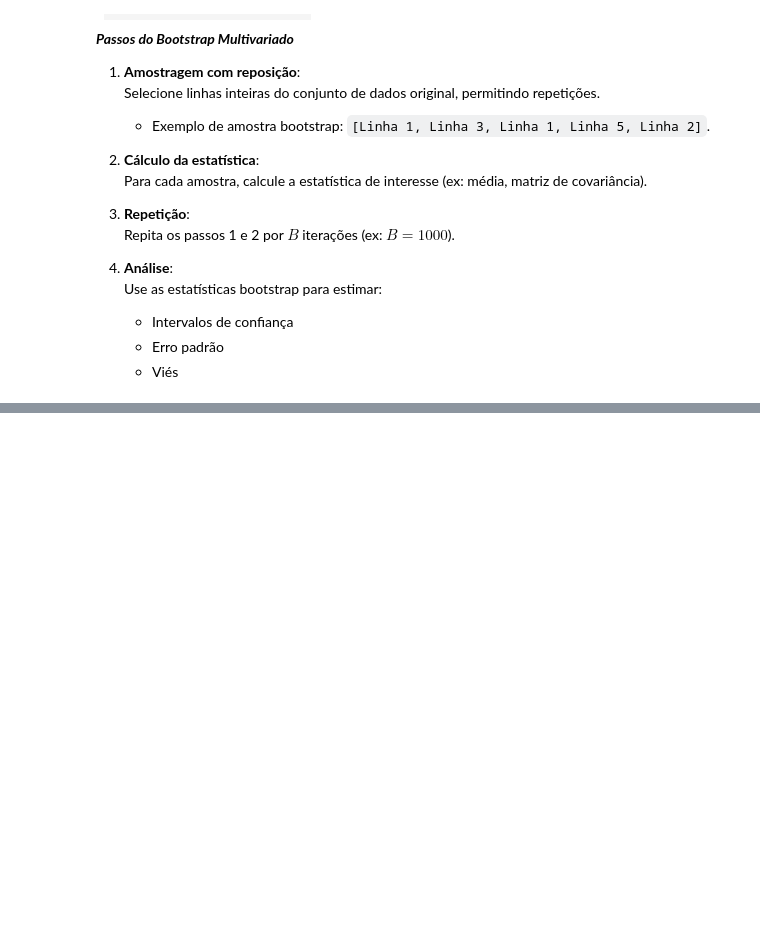
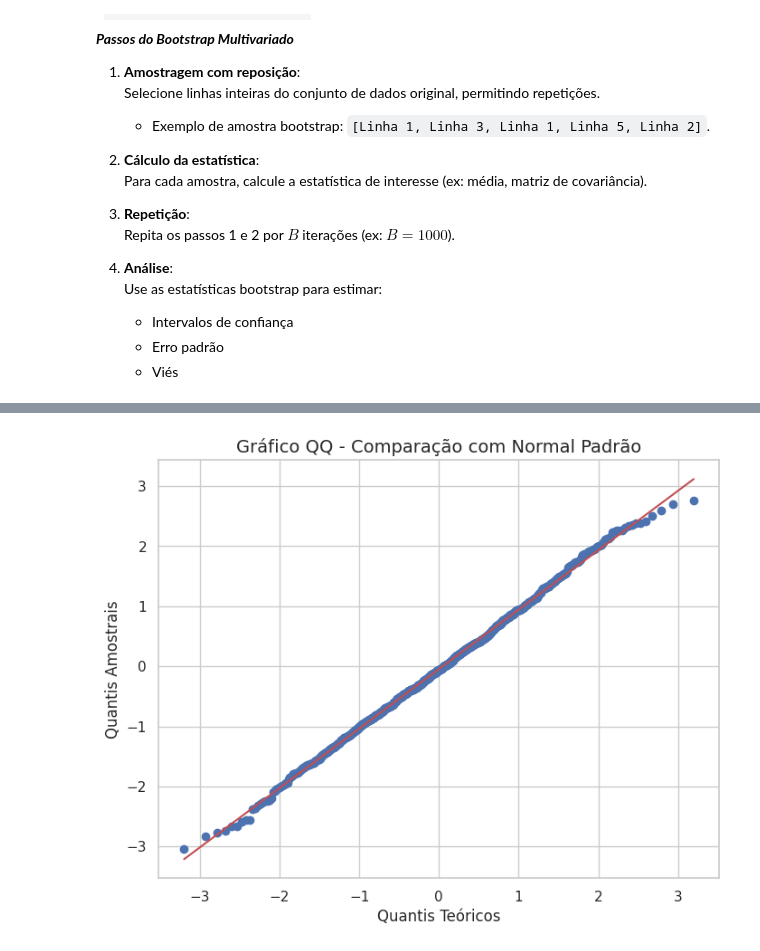
Before and after one commit to lucas-data-science/ml_notes, a Jupyter notebook: _sources/notebooks_estatistica/Distribuicoes_de_Dados.ipynb, the cells around one changed output, grey strips where cells are left out. Saved outputs shown, nothing was run; the diff lists cells and outputs as text; code cells hidden in the pictures; blank space fills up the shorter version.

```diff
--- a/_sources/notebooks_estatistica/Distribuicoes_de_Dados.ipynb
+++ b/_sources/notebooks_estatistica/Distribuicoes_de_Dados.ipynb
@@ -536,0 +900,18 @@ Intervalos de confiança (95%):
+# %%
+import scipy.stats as stats
+
+# Gerando uma amostra de dados
+np.random.seed(0)
+data = np.random.normal(loc=0, scale=1, size=1000)  # Amostra de uma normal padrão
+
+# Criando o gráfico QQ
+plt.figure(figsize=(8, 6))
+stats.probplot(data, dist="norm", plot=plt)
+plt.title("Gráfico QQ - Comparação com Normal Padrão", fontsize=14)
+# Alterando os labels para português
+plt.xlabel("Quantis Teóricos", fontsize=12)
+plt.ylabel("Quantis Amostrais", fontsize=12)
+
+plt.show()
+# %% [output]
+[figure, added]
```
Also changed, not shown: parts of 21 cells of this notebook, 46 other files.
